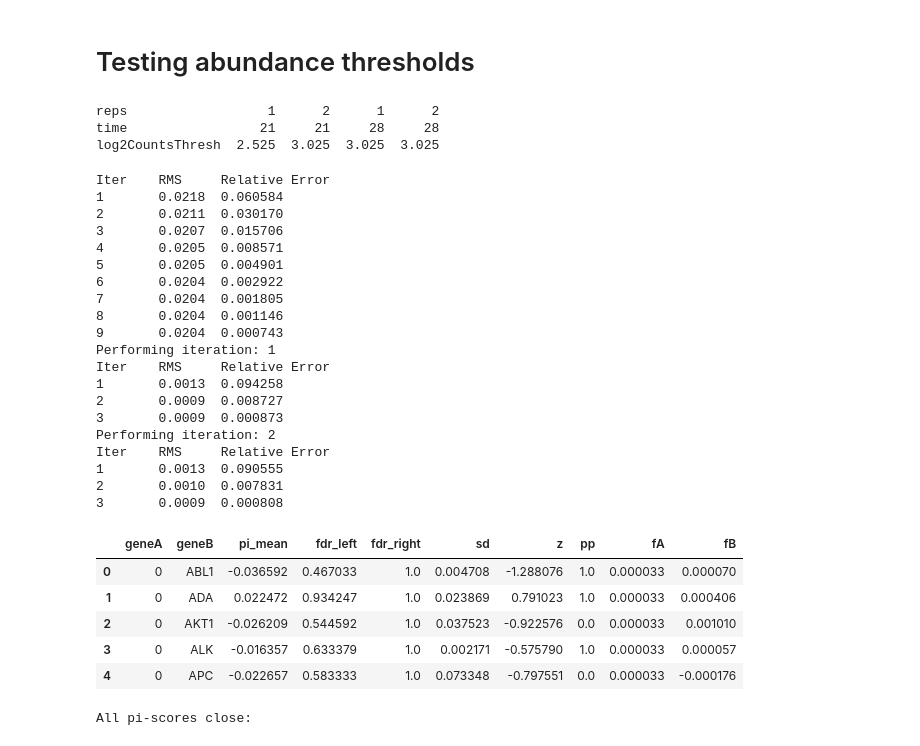
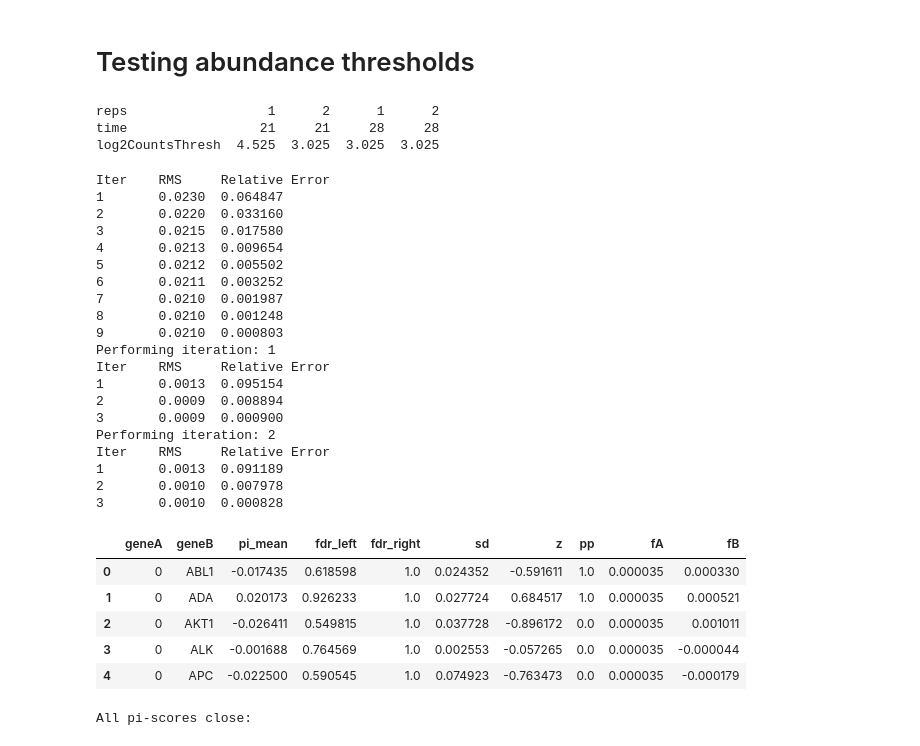
Before and after one commit to bpmunson/ctg, a Jupyter notebook: src/Example_Execution-Copy1.ipynb, the cells around one changed output. Saved outputs shown, nothing was run; the diff lists cells and outputs as text; code cells hidden in the pictures.

```diff
--- a/src/Example_Execution-Copy1.ipynb
+++ b/src/Example_Execution-Copy1.ipynb
@@ -182,56 +182,56 @@ counts_file = os.path.join(TEST_SET, "TestSet8_timepoint_counts.txt")
 times = np.array([21,28])
 
 # initialize screen object
-screen = dual_crispr_screen.Screen(counts_file, times, min_counts_threshold=5,verbose=True)
+screen = dual_crispr_screen.Screen(counts_file, times, min_counts_threshold=8,verbose=True)
 
 # set some parameters
 # number of iterations to perform
 screen.options.niter = 2
 screen.options.testing = True
 screen.options.null_target_id = '0'
 screen.options.verbose = True
 
 # perform construct fitness calculation
 screen.run_construct_fitting()
 
 # run bootstraps
 screen.run_bootstrap()
 
 # summarize results
 screen.summarize()
 
 # view results
 screen.results.head()
 # %% [output]
 reps                  1      2      1      2
 time                 21     21     28     28
-log2CountsThresh  2.525  3.025  3.025  3.025
+log2CountsThresh  4.525  3.025  3.025  3.025
 Iter    RMS     Relative Error
-1       0.0218  0.060584
-2       0.0211  0.030170
-3       0.0207  0.015706
-4       0.0205  0.008571
-5       0.0205  0.004901
-6       0.0204  0.002922
-7       0.0204  0.001805
-8       0.0204  0.001146
-9       0.0204  0.000743
+1       0.0230  0.064847
+2       0.0220  0.033160
+3       0.0215  0.017580
+4       0.0213  0.009654
+5       0.0212  0.005502
+6       0.0211  0.003252
+7       0.0210  0.001987
+8       0.0210  0.001248
+9       0.0210  0.000803
 Performing iteration: 1
 Iter    RMS     Relative Error
-1       0.0013  0.094258
-2       0.0009  0.008727
-3       0.0009  0.000873
+1       0.0013  0.095154
+2       0.0009  0.008894
+3       0.0009  0.000900
 Performing iteration: 2
 Iter    RMS     Relative Error
-1       0.0013  0.090555
-2       0.0010  0.007831
-3       0.0009  0.000808
+1       0.0013  0.091189
+2       0.0010  0.007978
+3       0.0010  0.000828
 |  | geneA | geneB | pi_mean | fdr_left | fdr_right | sd | z | pp | fA | fB |
-| 0 | 0 | ABL1 | -0.036592 | 0.467033 | 1.0 | 0.004708 | -1.288076 | 1.0 | 0.000033 | 0.000070 |
-| 1 | 0 | ADA | 0.022472 | 0.934247 | 1.0 | 0.023869 | 0.791023 | 1.0 | 0.000033 | 0.000406 |
-| 2 | 0 | AKT1 | -0.026209 | 0.544592 | 1.0 | 0.037523 | -0.922576 | 0.0 | 0.000033 | 0.001010 |
-| 3 | 0 | ALK | -0.016357 | 0.633379 | 1.0 | 0.002171 | -0.575790 | 1.0 | 0.000033 | 0.000057 |
-| 4 | 0 | APC | -0.022657 | 0.583333 | 1.0 | 0.073348 | -0.797551 | 0.0 | 0.000033 | -0.000176 |
+| 0 | 0 | ABL1 | -0.017435 | 0.618598 | 1.0 | 0.024352 | -0.591611 | 1.0 | 0.000035 | 0.000330 |
+| 1 | 0 | ADA | 0.020173 | 0.926233 | 1.0 | 0.027724 | 0.684517 | 1.0 | 0.000035 | 0.000521 |
+| 2 | 0 | AKT1 | -0.026411 | 0.549815 | 1.0 | 0.037728 | -0.896172 | 0.0 | 0.000035 | 0.001011 |
+| 3 | 0 | ALK | -0.001688 | 0.764569 | 1.0 | 0.002553 | -0.057265 | 0.0 | 0.000035 | -0.000044 |
+| 4 | 0 | APC | -0.022500 | 0.590545 | 1.0 | 0.074923 | -0.763473 | 0.0 | 0.000035 | -0.000179 |
 # %%
 #benchmark = "/cellar/users/bpmunson/crappy/data/test_data/output_data/Notebook8Test_pi.txt"
 benchmark = os.path.join(BASE, 'data', 'test_data', 'output_data', 'Notebook8Test_pi.txt')
```
Also changed, not shown: parts of 3 cells of this notebook, 3 other files.
